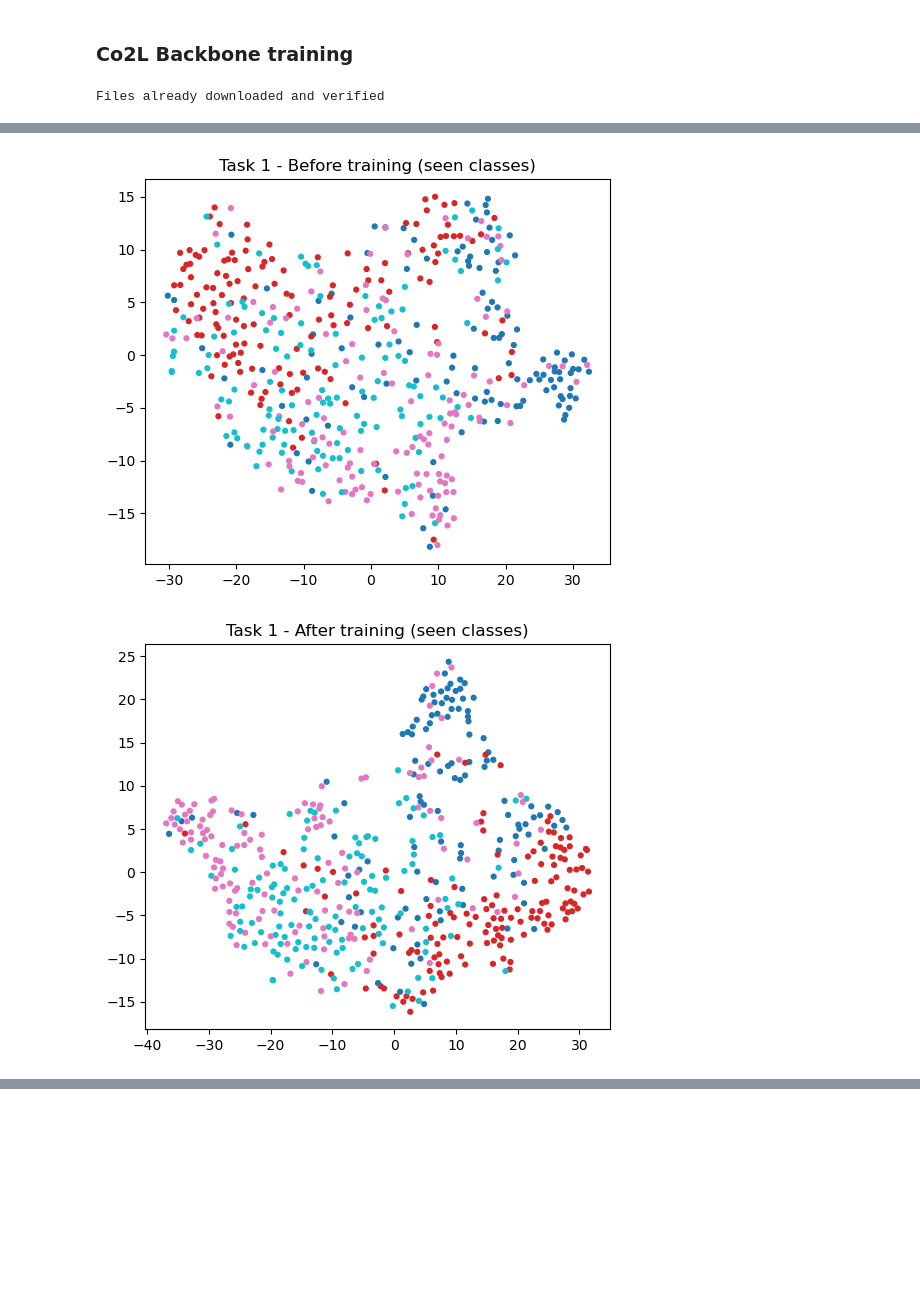
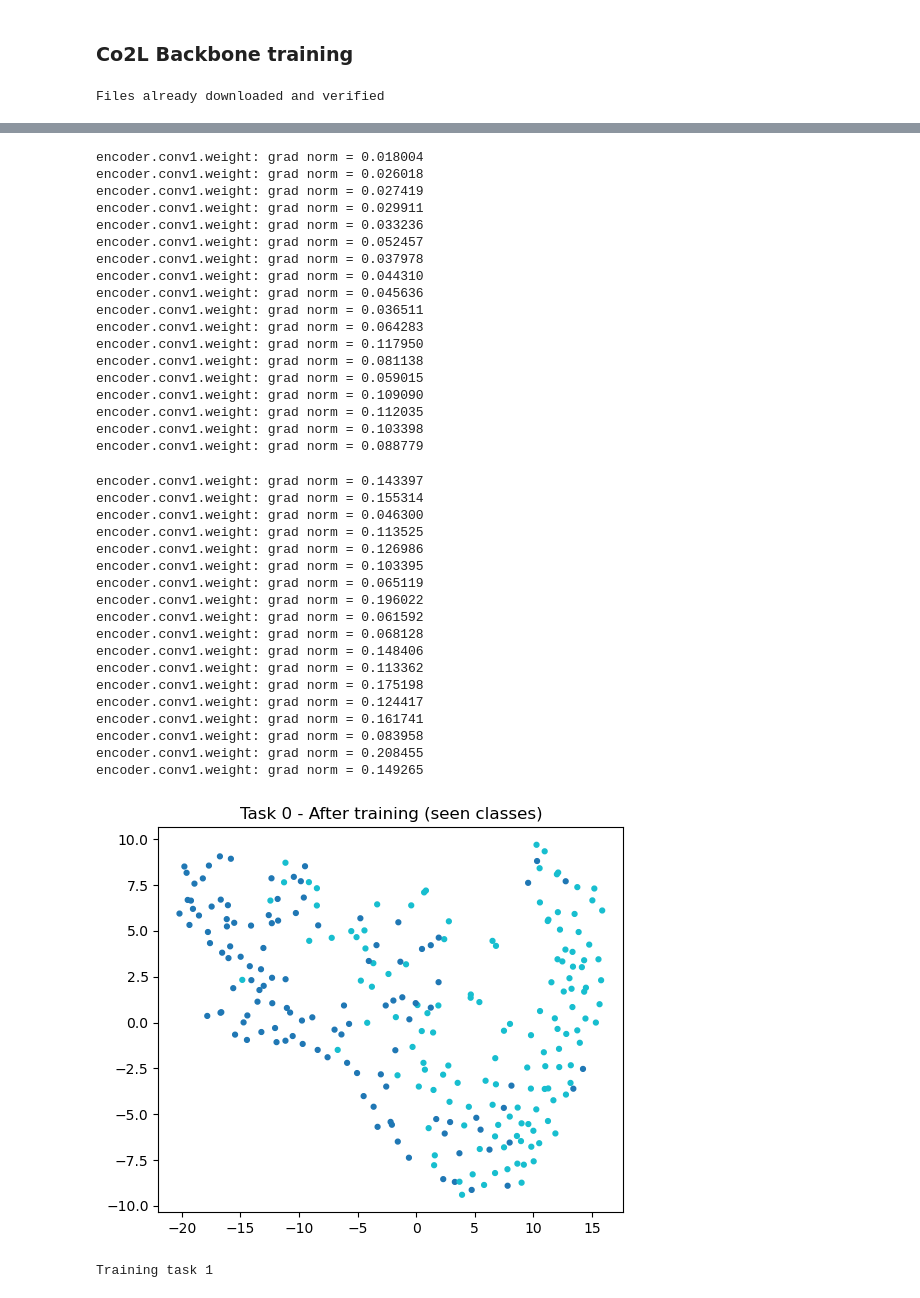
Before and after one commit to LucioLuque/Vision_Artificial_Avanzada-TP1-Continual_Learning, a Jupyter notebook: notebooks/parte43.ipynb, the cells around one changed output, grey strips where cells are left out. Saved outputs shown, nothing was run; the diff lists cells and outputs as text; code cells hidden in the pictures; blank space fills up the shorter version.

Commit message:
cambios para optimizar y debuggear Co2L

```diff
--- a/notebooks/parte43.ipynb
+++ b/notebooks/parte43.ipynb
@@ -239,7 +239,7 @@ def plot_task_tsne(backbone_model, x_ref, y_ref, plot_title):
 
 deterministic(42)
 title = "Co2L"
-epochs = 4
+epochs = 5
 batch_size = 512
 buffer_size = 1000
 buffer_batch_size = batch_size // 4
@@ -249,7 +249,7 @@ distill_tau_t = 0.01
 tsne_samples_per_task = 256
 
 backbone = BackBone().to(device)
-optimizer = torch.optim.Adam(backbone.parameters(), lr=1e-4)
+optimizer = torch.optim.SGD(backbone.parameters(), lr=0.3, momentum=0.9, weight_decay=1e-4)
 scheduler = torch.optim.lr_scheduler.CosineAnnealingLR(optimizer, T_max=epochs)
 supcon_criterion = SupConLoss(tau=0.5)
 
@@ -257,7 +257,7 @@ view_transform = v2.Compose([
     v2.RandomResizedCrop(size=(32, 32), scale=(0.6, 1.0)),
     v2.RandomHorizontalFlip(p=0.5),
     RandAugment(num_ops=2, magnitude=9),
-])
+]).to(device)
 
 dataloaders = get_data_loaders(batch_size=batch_size)
 buffer = ReplayBuffer(buffer_size)
@@ -277,10 +277,12 @@ for task in range(len(dataloaders)):
 
     plot_task_tsne(backbone, x_ref, y_ref, f"Task {task} - Before training (seen classes)")
 
+    if prev_backbone is not None:
+        buffer_loader = buffer.get_dataloader(buffer_batch_size)  # once per task
+
     for epoch in range(epochs):
         if prev_backbone is not None:
-            buffer_loader = buffer.get_dataloader(buffer_batch_size)
-            buffer_iter = iter(buffer_loader)
+            buffer_iter = iter(buffer_loader)  # just reset the iterator
 
         pbar = tqdm(train_data, desc=f"Task {task} Epoch {epoch+1}/{epochs}", leave=False)
         for x, y in pbar:
@@ -309,14 +311,16 @@ for task in range(len(dataloaders)):
             x_two_views = torch.cat([x_view1, x_view2], dim=0)
             class_labels = y_all.repeat(2)
 
-            # FIX 3: correct anchor mask accounting for non-contiguous layout
             # x_two_views = [view1_current | view1_buffer | view2_current | view2_buffer]
             anchor_mask = torch.zeros(2 * N_all, dtype=torch.bool, device=device)
             anchor_mask[:N_cur] = True               # view1 of current task
             anchor_mask[N_all:N_all + N_cur] = True  # view2 of current task
+            # print(f"N_cur={N_cur}, N_all={N_all}, anchors={anchor_mask.sum().item()} / {len(anchor_mask)}")
+            # Should print: anchors = 2*N_cur / 2*N_all
 
             projections = backbone.get_projection(x_two_views)
             loss = supcon_criterion(projections, class_labels, anchor_mask=anchor_mask)
+            # print(f"SupCon Loss: {loss.item():.4f}")
 
             if prev_backbone is not None:
                 with torch.no_grad():
@@ -327,10 +331,17 @@ for task in range(len(dataloaders)):
                     tau_s=distill_tau_s,
                     tau_t=distill_tau_t,
                 )
+                # print(f"Distill Loss: {d_loss.item():.4f}")
                 loss = loss + lambda_ * d_loss
 
             optimizer.zero_grad()
             loss.backward()
+            for name, param in backbone.named_parameters():
+                if param.grad is not None:
+                    print(f"{name}: grad norm = {param.grad.norm().item():.6f}")
+                    break
+                else:
+                    print("NO GRADIENTS ANYWHERE")
             optimizer.step()
             pbar.set_postfix(loss=float(loss.item()))
 
@@ -357,2 +383,0 @@ Training task 1
-[figure, old version]
-[figure, removed]
@@ -360,0 +420,38 @@ KeyboardInterrupt:
+encoder.conv1.weight: grad norm = 0.018004
+encoder.conv1.weight: grad norm = 0.026018
+encoder.conv1.weight: grad norm = 0.027419
+encoder.conv1.weight: grad norm = 0.029911
+encoder.conv1.weight: grad norm = 0.033236
+encoder.conv1.weight: grad norm = 0.052457
+encoder.conv1.weight: grad norm = 0.037978
+encoder.conv1.weight: grad norm = 0.044310
+encoder.conv1.weight: grad norm = 0.045636
+encoder.conv1.weight: grad norm = 0.036511
+encoder.conv1.weight: grad norm = 0.064283
+encoder.conv1.weight: grad norm = 0.117950
+encoder.conv1.weight: grad norm = 0.081138
+encoder.conv1.weight: grad norm = 0.059015
+encoder.conv1.weight: grad norm = 0.109090
+encoder.conv1.weight: grad norm = 0.112035
+encoder.conv1.weight: grad norm = 0.103398
+encoder.conv1.weight: grad norm = 0.088779
+encoder.conv1.weight: grad norm = 0.143397
+encoder.conv1.weight: grad norm = 0.155314
+encoder.conv1.weight: grad norm = 0.046300
+encoder.conv1.weight: grad norm = 0.113525
+encoder.conv1.weight: grad norm = 0.126986
+encoder.conv1.weight: grad norm = 0.103395
+encoder.conv1.weight: grad norm = 0.065119
+encoder.conv1.weight: grad norm = 0.196022
+encoder.conv1.weight: grad norm = 0.061592
+encoder.conv1.weight: grad norm = 0.068128
+encoder.conv1.weight: grad norm = 0.148406
+encoder.conv1.weight: grad norm = 0.113362
+encoder.conv1.weight: grad norm = 0.175198
+encoder.conv1.weight: grad norm = 0.124417
+encoder.conv1.weight: grad norm = 0.161741
+encoder.conv1.weight: grad norm = 0.083958
+encoder.conv1.weight: grad norm = 0.208455
+encoder.conv1.weight: grad norm = 0.149265
+[figure, new version]
+Training task 1
```
Also changed, not shown: parts of 1 cell of this notebook, 1 other file.
